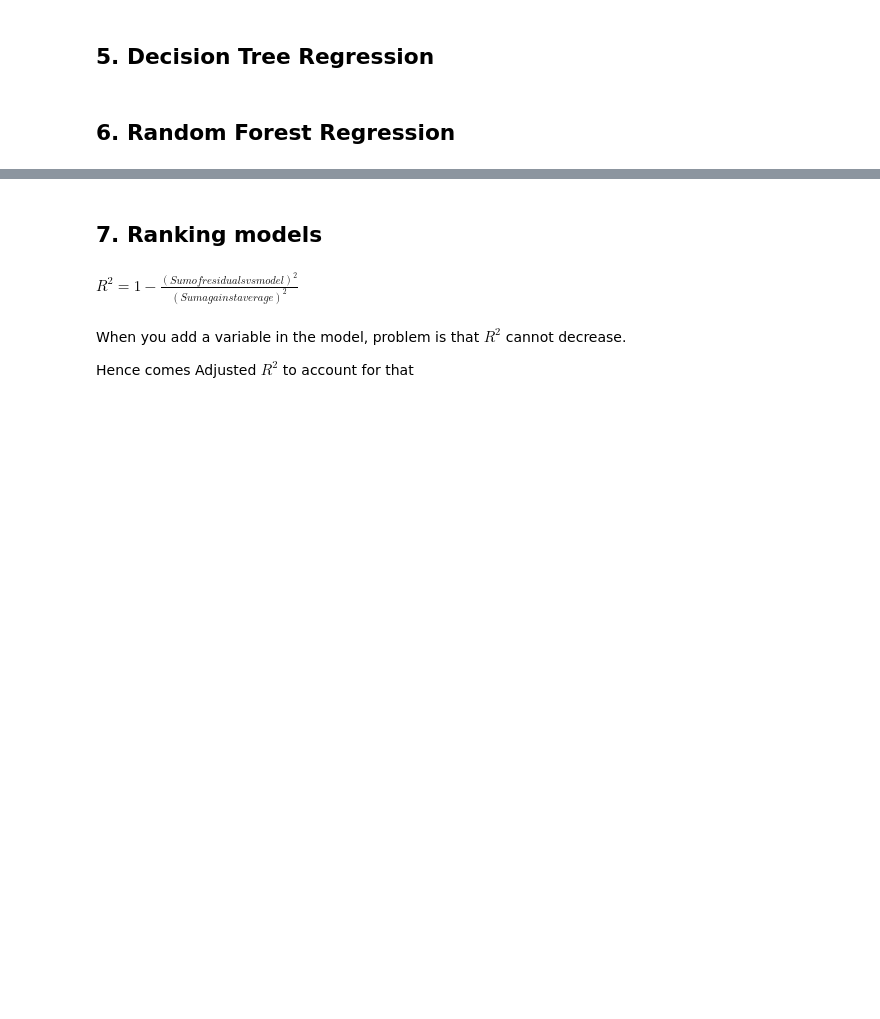
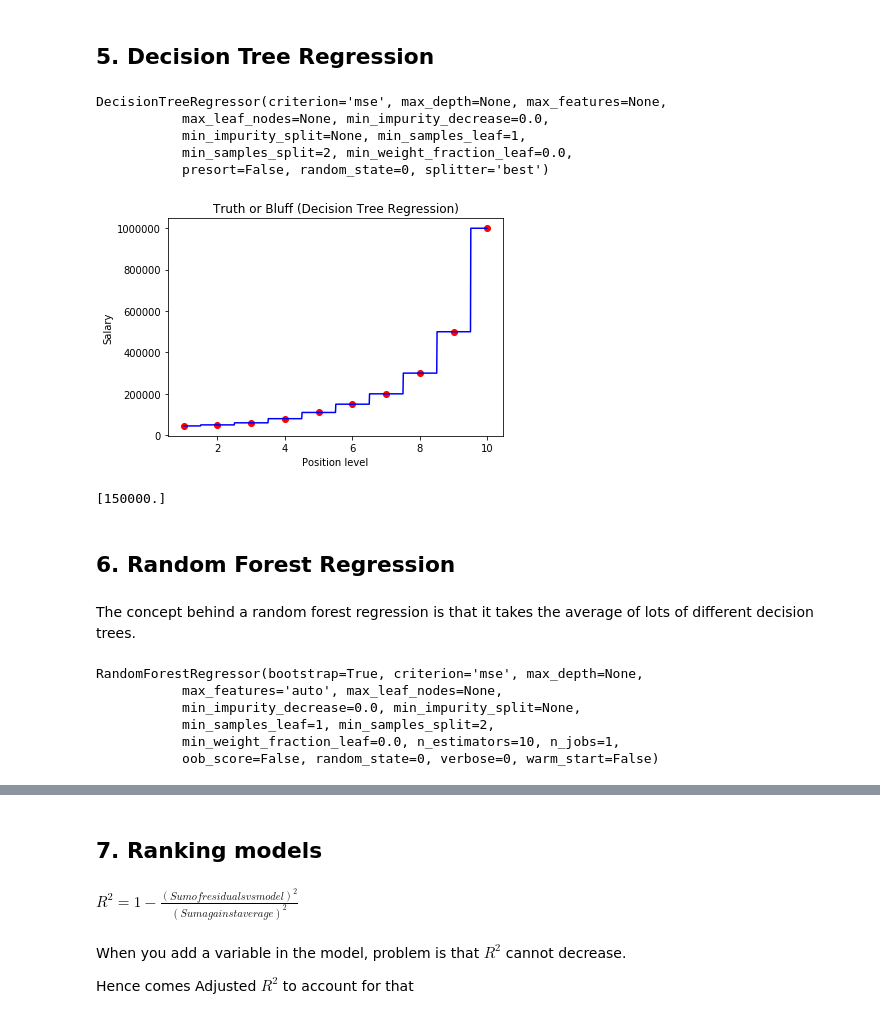
Before and after one commit to ucouerbe/mooc-udemy-mlAtoZ, a Jupyter notebook: Ch2 - Regression.ipynb, the cells around one changed output, grey strips where cells are left out. Cells and saved outputs as stored; diff of their text form; code cells hidden in the pictures; blank space fills up the shorter version.

```diff
--- a/Ch2 - Regression.ipynb
+++ b/Ch2 - Regression.ipynb
@@ -170,14 +486,56 @@ regressor.fit(X, y)
+# %%
+# Let's import the libraries
+import numpy as np
+import matplotlib.pyplot as plt
+import pandas as pd
+import os
+
+# And now let's import the dataset
+dataset = pd.read_csv('Part2-Position_Salaries.csv')
+X = dataset.iloc[:, 1:2].values
+y = dataset.iloc[:, 2].values
 # %%
 # Fitting Decision Tree Regression to the dataset
 from sklearn.tree import DecisionTreeRegressor
 regressor = DecisionTreeRegressor(random_state = 0)
 regressor.fit(X, y)
-
-# To show the results you need the higher resolution template as it is supposed to act as a staircase
+# %% [output]
+DecisionTreeRegressor(criterion='mse', max_depth=None, max_features=None,
+           max_leaf_nodes=None, min_impurity_decrease=0.0,
+           min_impurity_split=None, min_samples_leaf=1,
+           min_samples_split=2, min_weight_fraction_leaf=0.0,
+           presort=False, random_state=0, splitter='best')
+# %%
+# To show the results the best is to use a higher resolution as it is supposed to act as a staircase
+X_grid = np.arange(min(X), max(X), 0.01)
+X_grid = X_grid.reshape((len(X_grid), 1))
+plt.scatter(X, y, color = 'red')
+plt.plot(X_grid, regressor.predict(X_grid), color = 'blue')
+plt.title('Truth or Bluff (Decision Tree Regression)')
+plt.xlabel('Position level')
+plt.ylabel('Salary')
+plt.show()
+# %% [output]
+[figure, added]
+# %%
+# Predicting a new result
+y_pred = regressor.predict(6.5)
+print(y_pred)
+# %% [output]
+[150000.]
 # %% [markdown]
 ## 6. Random Forest Regression ##
+# %% [markdown]
+The concept behind a random forest regression is that it takes the average of lots of different decision trees.
 # %%
 # Fitting Random Forest Regression to the dataset
 from sklearn.ensemble import RandomForestRegressor
 regressor = RandomForestRegressor(n_estimators = 10, random_state = 0)
 regressor.fit(X, y)
+# %% [output]
+RandomForestRegressor(bootstrap=True, criterion='mse', max_depth=None,
+           max_features='auto', max_leaf_nodes=None,
+           min_impurity_decrease=0.0, min_impurity_split=None,
+           min_samples_leaf=1, min_samples_split=2,
+           min_weight_fraction_leaf=0.0, n_estimators=10, n_jobs=1,
+           oob_score=False, random_state=0, verbose=0, warm_start=False)
```
Also changed, not shown: parts of 56 cells of this notebook.
